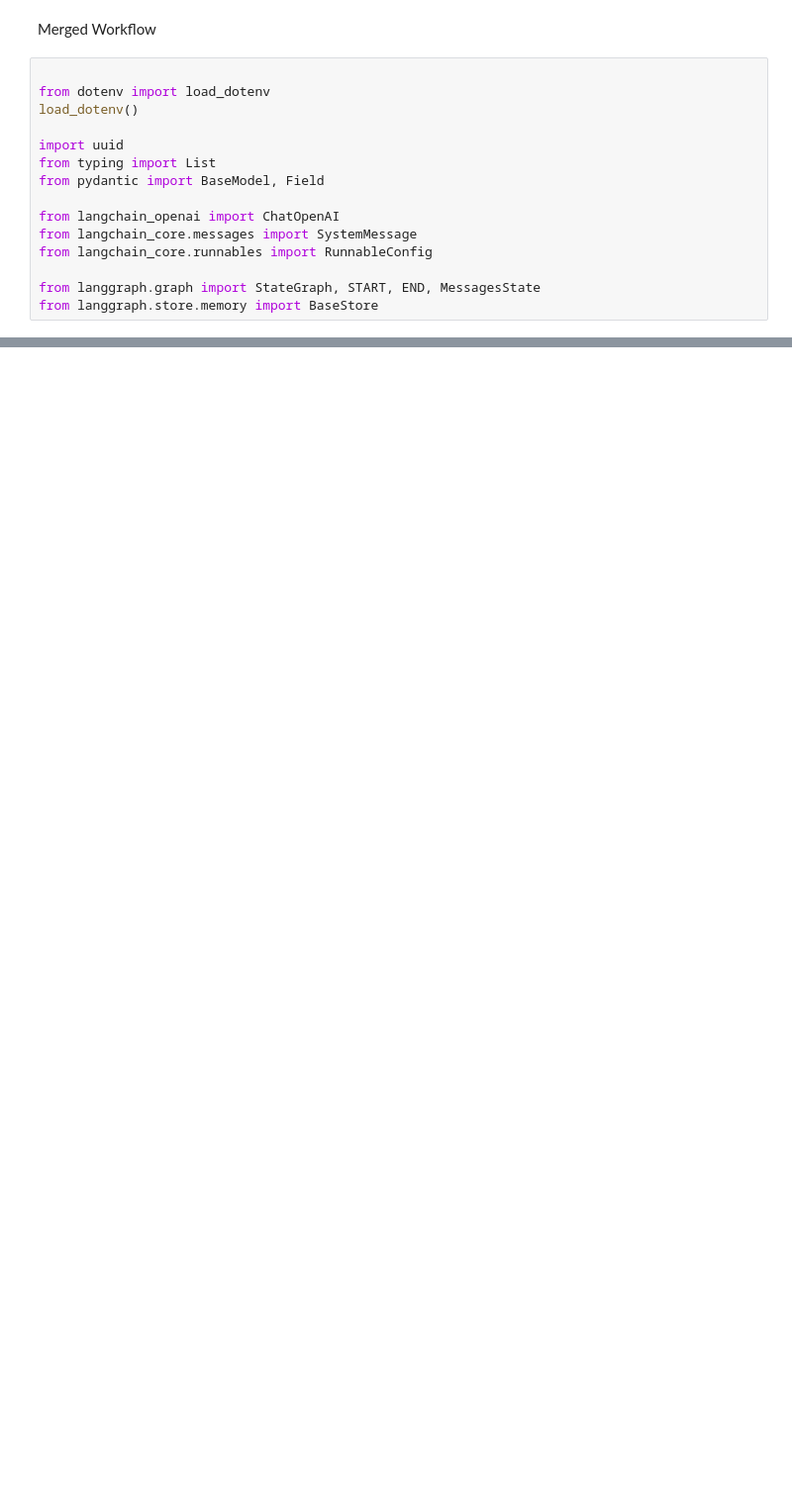
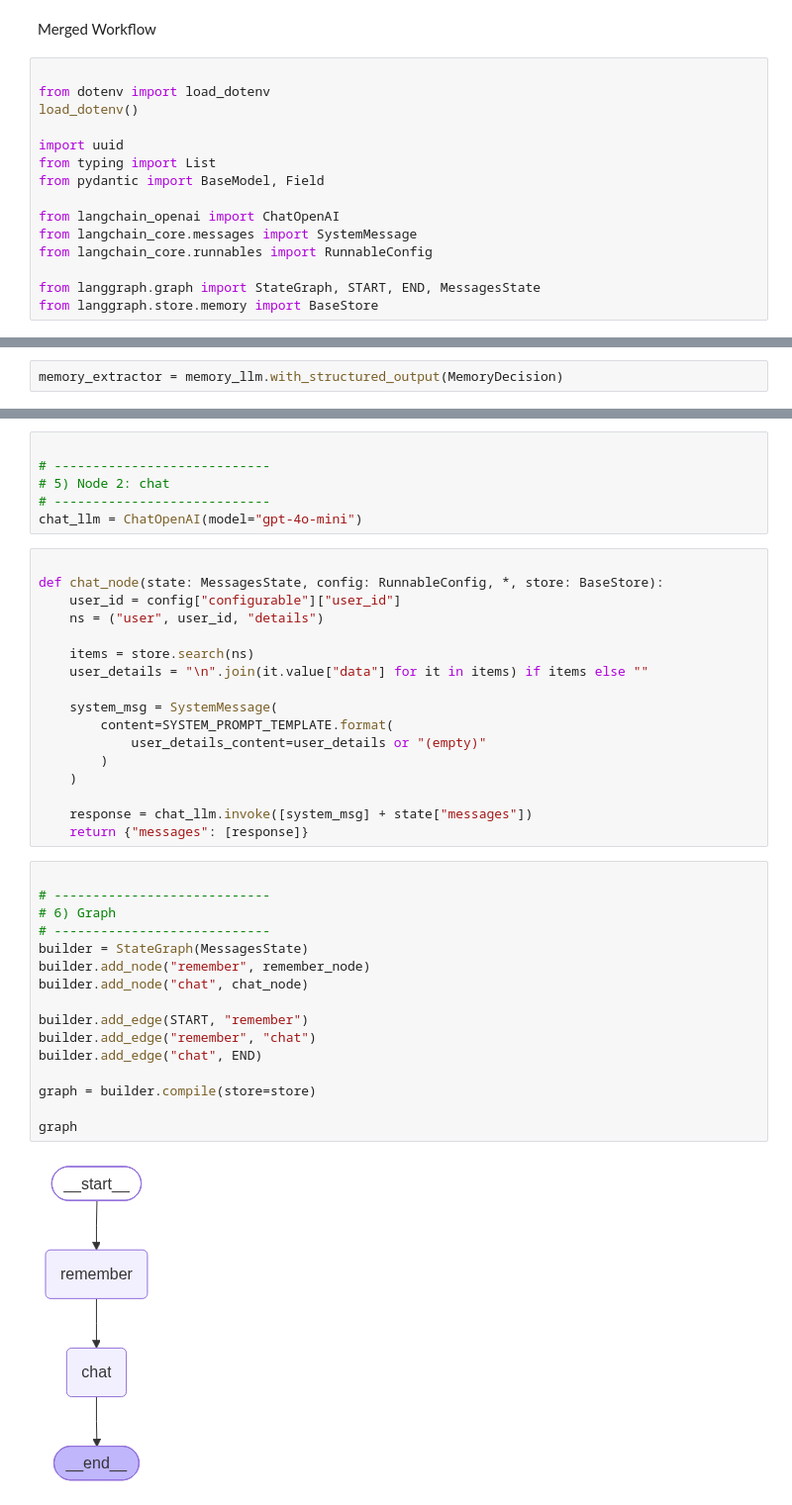
Before and after one commit to samrat-dhakal-11/AgenticAi-by-LangGraph, a Jupyter notebook: memory in llms/7_ltm_implementation.ipynb, the cells around one changed output, grey strips where cells are left out. Shown at 99% size. Drawn from its saved outputs; the diff is of its cells as text; blank space fills up the shorter version.

```diff
--- a/memory in llms/7_ltm_implementation.ipynb
+++ b/memory in llms/7_ltm_implementation.ipynb
@@ -339,0 +438,2 @@ from langgraph.store.memory import BaseStore
+# %%
+memory_extractor = memory_llm.with_structured_output(MemoryDecision)
@@ -339,0 +484,41 @@ from langgraph.store.memory import BaseStore
+# %%
+
+# ----------------------------
+# 5) Node 2: chat
+# ----------------------------
+chat_llm = ChatOpenAI(model="gpt-4o-mini")
+# %%
+
+def chat_node(state: MessagesState, config: RunnableConfig, *, store: BaseStore):
+    user_id = config["configurable"]["user_id"]
+    ns = ("user", user_id, "details")
+
+    items = store.search(ns)
+    user_details = "\n".join(it.value["data"] for it in items) if items else ""
+
+    system_msg = SystemMessage(
+        content=SYSTEM_PROMPT_TEMPLATE.format(
+            user_details_content=user_details or "(empty)"
+        )
+    )
+
+    response = chat_llm.invoke([system_msg] + state["messages"])
+    return {"messages": [response]}
+# %%
+
+# ----------------------------
+# 6) Graph
+# ----------------------------
+builder = StateGraph(MessagesState)
+builder.add_node("remember", remember_node)
+builder.add_node("chat", chat_node)
+
+builder.add_edge(START, "remember")
+builder.add_edge("remember", "chat")
+builder.add_edge("chat", END)
+
+graph = builder.compile(store=store)
+
+graph
+# %% [output]
+[figure, added]
```
Also changed, not shown: parts of 29 cells of this notebook, 5 other files.
